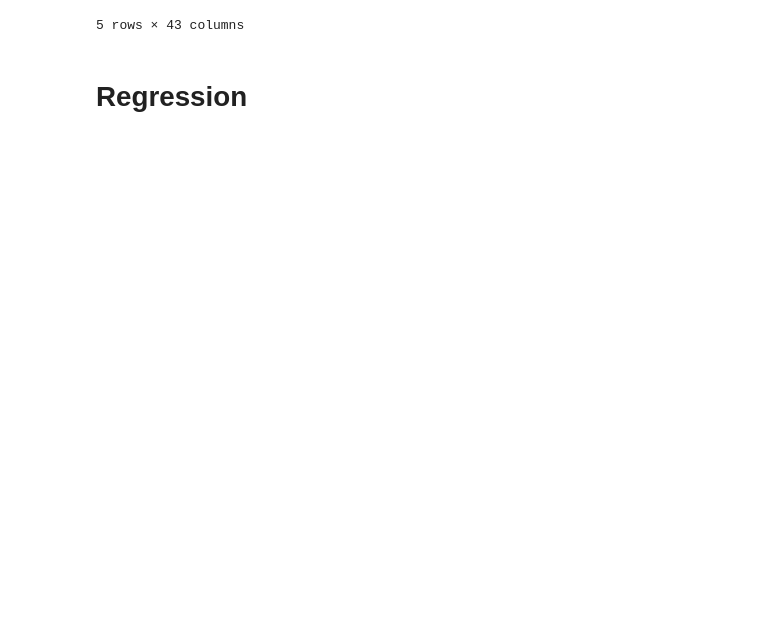
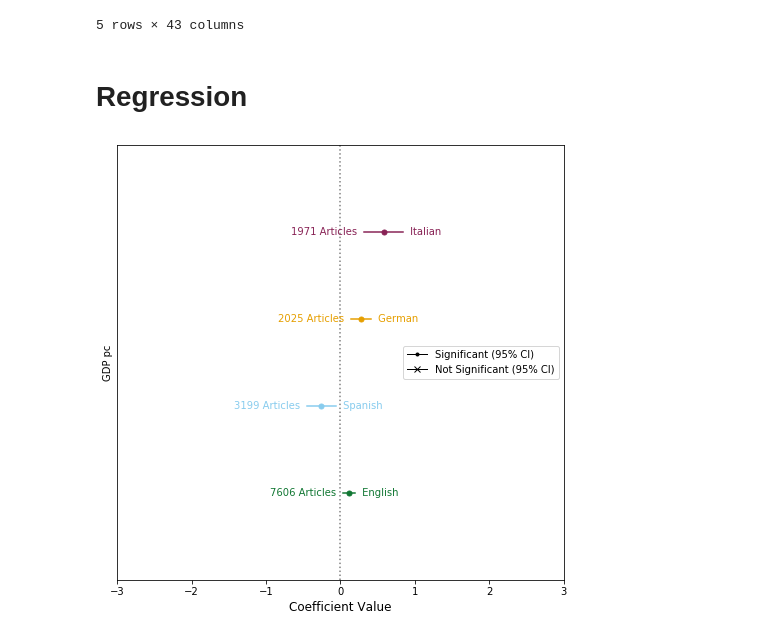
Before and after one commit to ruptho/wiki-event-bias, a Jupyter notebook: offset_analysis.ipynb, the cells around one changed output. Saved outputs shown, nothing was run; the diff lists cells and outputs as text; code cells hidden in the pictures; blank space fills up the shorter version.

```diff
--- a/offset_analysis.ipynb
+++ b/offset_analysis.ipynb
@@ -83,0 +99,7 @@ label_renames = {'Middle East & North Africa': 'MENAf', 'Latin America & Caribbe
+# %%
+nb_fit_dict_0 = fit_nb_with_estimated_alpha_all_codes(['en', 'es', 'de', 'it'], df_filtered, 'views_7_sum ~ GDP_pc_log', est_method='lbfgs',
+                                                   output_lvl=0)
+fig_vis = plot_regression_results_from_dict(df_filtered, nb_fit_dict_0, ['GDP_pc_log'], baselines,
+                                  cat_dict=cat_dict,  label_rename_dict=label_renames, include_counts=True, x_limits=(-3, 3))
+# %% [output]
+[figure, added]
```
Also changed, not shown: parts of 29 cells of this notebook, 3 other files.
